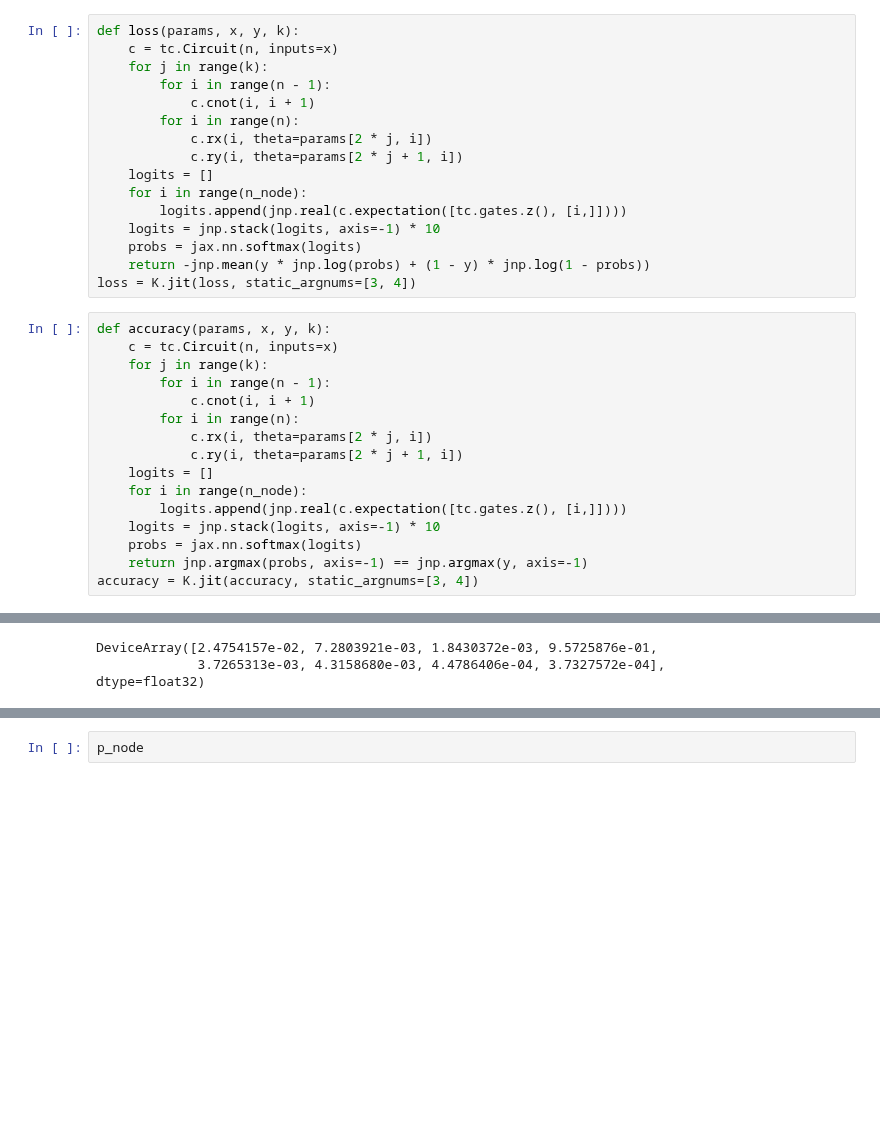
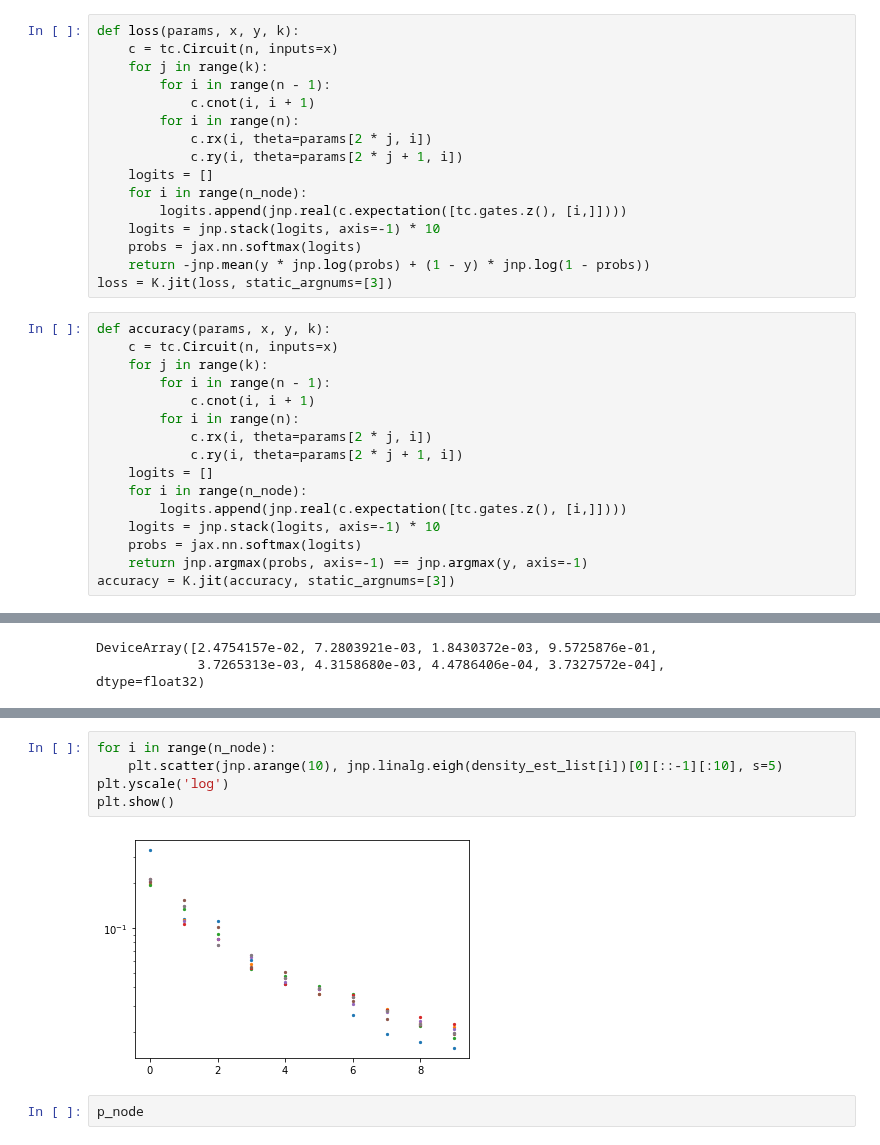
Before and after one commit to haimengzhao/quantum-fed-infer, a Jupyter notebook: qFedInf.ipynb, the cells around one changed output, grey strips where cells are left out. Cells and saved outputs as stored; diff of their text form; blank space fills up the shorter version.

```diff
--- a/qFedInf.ipynb
+++ b/qFedInf.ipynb
@@ -56,7 +56,7 @@ def loss(params, x, y, k):
     logits = jnp.stack(logits, axis=-1) * 10
     probs = jax.nn.softmax(logits)
     return -jnp.mean(y * jnp.log(probs) + (1 - y) * jnp.log(1 - probs))
-loss = K.jit(loss, static_argnums=[3, 4])
+loss = K.jit(loss, static_argnums=[3])
 # %%
 def accuracy(params, x, y, k):
     c = tc.Circuit(n, inputs=x)
@@ -72,7 +72,7 @@ def accuracy(params, x, y, k):
     logits = jnp.stack(logits, axis=-1) * 10
     probs = jax.nn.softmax(logits)
     return jnp.argmax(probs, axis=-1) == jnp.argmax(y, axis=-1)
-accuracy = K.jit(accuracy, static_argnums=[3, 4])
+accuracy = K.jit(accuracy, static_argnums=[3])
 # %%
 k = 6
 # %%
@@ -292,3 +316,10 @@ p_node = jnp.stack(p_node, axis=0) / jnp.sum(jnp.array(p_node))
+# %%
+for i in range(n_node):
+    plt.scatter(jnp.arange(10), jnp.linalg.eigh(density_est_list[i])[0][::-1][:10], s=5)
+plt.yscale('log')
+plt.show()
+# %% [output]
+[figure, added]
 # %%
 p_node
 # %% [output]
```
Also changed, not shown: parts of 3 cells of this notebook, 2 other files.
